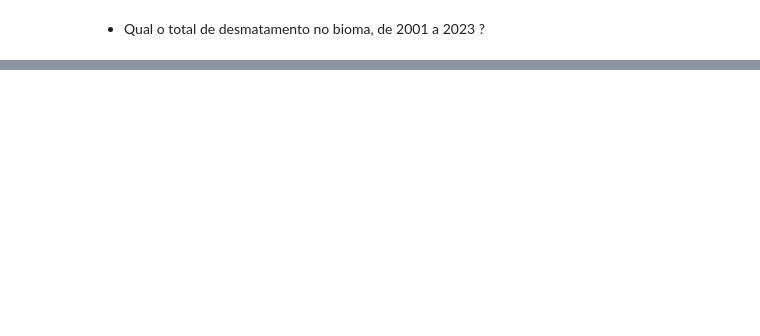
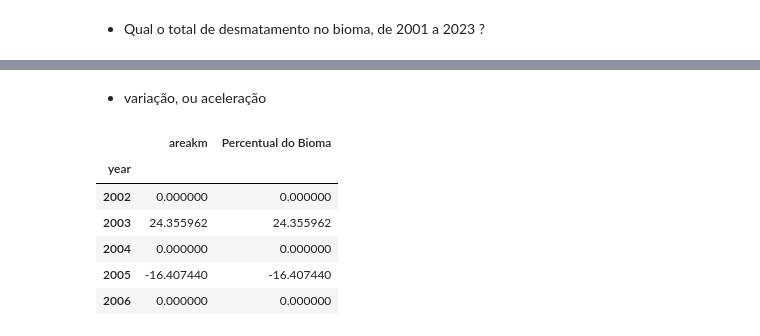
Before and after one commit to LambdaGeo/analise_cerrado_ma, a Jupyter notebook: analise_bioma.ipynb, the cells around one changed output, grey strips where cells are left out. Cells and saved outputs as stored; diff of their text form; code cells hidden in the pictures; blank space fills up the shorter version.

```diff
--- a/analise_bioma.ipynb
+++ b/analise_bioma.ipynb
@@ -42,3 +108,16 @@ total_desmatamento_01_23
+# %% [markdown]
+* variação, ou aceleração
+# %%
+aceleracao_desmatamento = df_por_ano.pct_change().drop([2000, 2001]) * 100
+aceleracao_desmatamento.head()
+# %% [output]
+|  | areakm | Percentual do Bioma |
+| year |  |  |
+| 2002 | 0.000000 | 0.000000 |
+| 2003 | 24.355962 | 24.355962 |
+| 2004 | 0.000000 | 0.000000 |
+| 2005 | -16.407440 | -16.407440 |
+| 2006 | 0.000000 | 0.000000 |
 # %%
 import matplotlib.pyplot as plt
 import seaborn as sns
```
Also changed, not shown: parts of 13 cells of this notebook, 2 other files.
